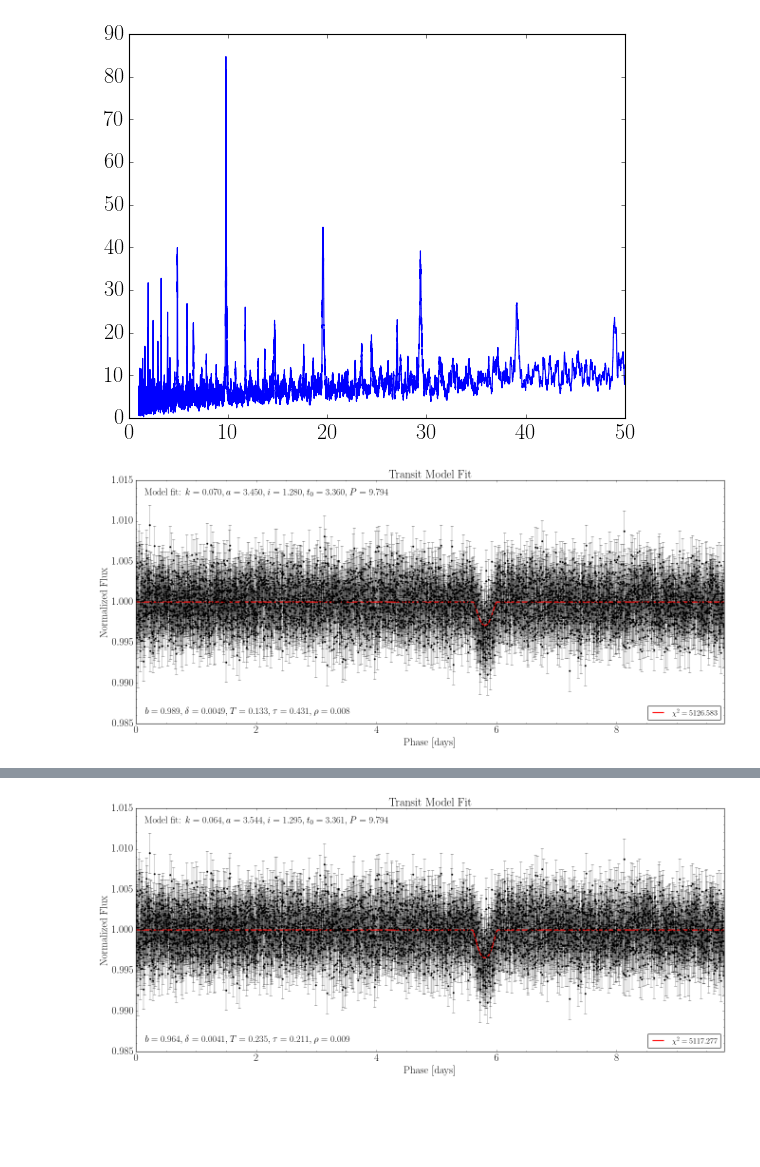
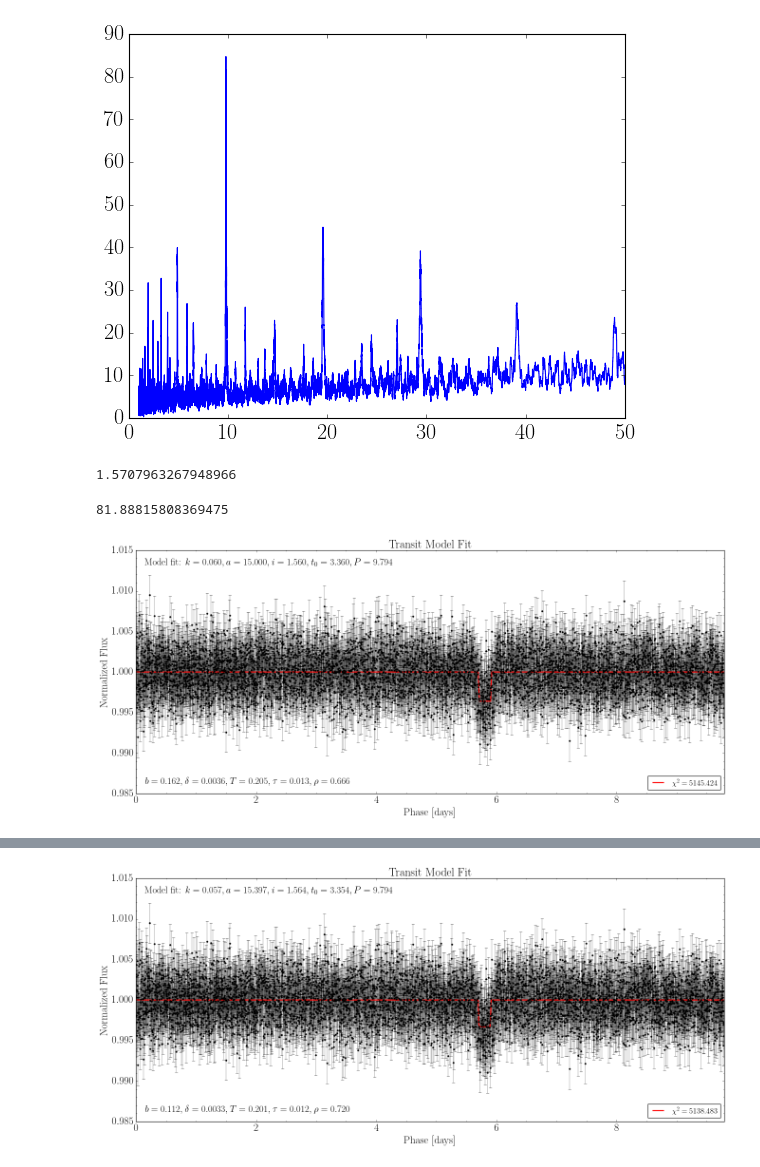
Before and after one commit to jbirky/exoplanet_models, a Jupyter notebook: transit_model.ipynb, the cells around one changed output, grey strips where cells are left out. Cells and saved outputs as stored; diff of their text form; code cells hidden in the pictures; blank space fills up the shorter version.

```diff
--- a/transit_model.ipynb
+++ b/transit_model.ipynb
@@ -241,19 +241,33 @@ def plot_lc_model(theta, data, P, **kwargs):
     plt.show()
 
     return b, delta, T, tau, rho
+# %%
+math.pi/2
+# %% [output]
+1.5707963267948966
+# %%
+57.022e6/696340
+# %% [output]
+81.88815808369475
 # %%
-k = .07
-i = 1.28
-a = 3.45
+# k = .07
+# i = 1.28
+# a = 3.45
+# t0 = 3.36
+# P = best_period
+
+k = .06
+i = 1.56
+a = 15
 t0 = 3.36
 P = best_period
 
 theta = [k, a, i, t0]
 data = phase_time, phase_flux, phase_flux_err
 
 plot_lc_model(theta, data, P, save='transit_model_initial.png');
 # %% [output]
-[figure, old version]
+[figure, new version]
 # %%
 def log_likelihood(theta, data, P):
     """
```
Also changed, not shown: parts of 3 cells of this notebook.
